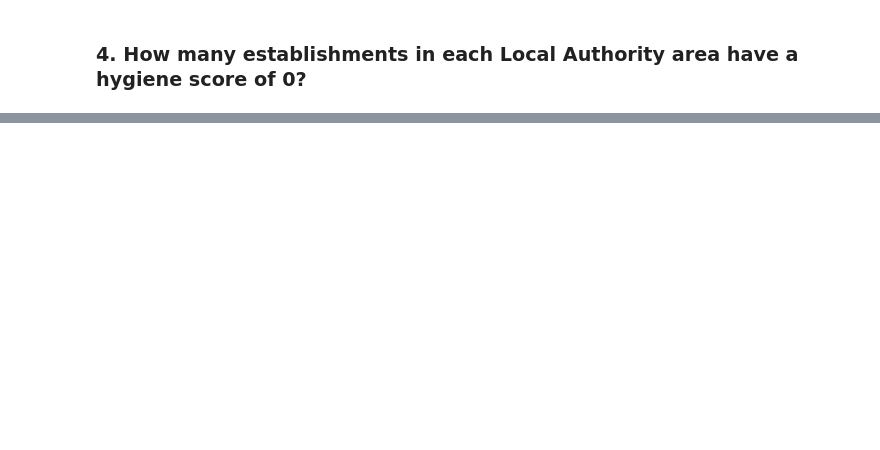
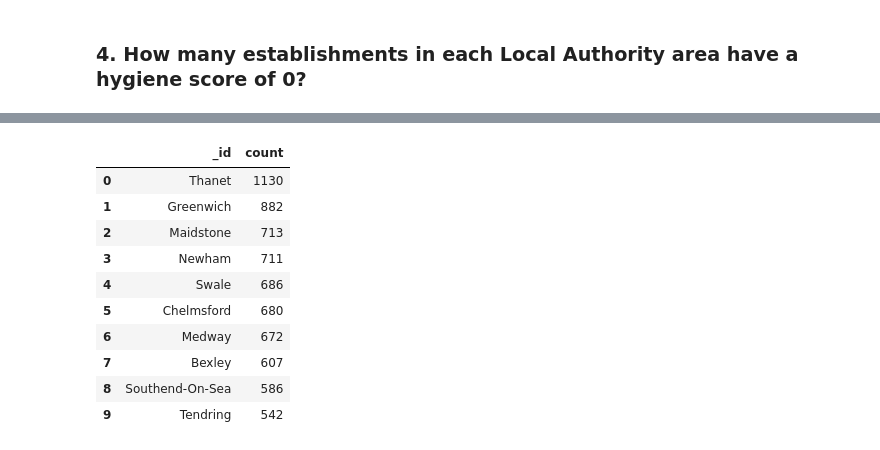
Before and after one commit to sumaiyanathani/nosql-challenge, a Jupyter notebook: NoSQL_analysis_starter.ipynb, the cells around one changed output, grey strips where cells are left out. Cells and saved outputs as stored; diff of their text form; code cells hidden in the pictures; blank space fills up the shorter version.

```diff
--- a/NoSQL_analysis_starter.ipynb
+++ b/NoSQL_analysis_starter.ipynb
@@ -226,14 +198,22 @@ for i in results:
 # %%
-# Create a pipeline that:
+# Creating a pipeline that:
 # 1. Matches establishments with a hygiene score of 0
 # 2. Groups the matches by Local Authority
 # 3. Sorts the matches from highest to lowest
 
-query = {"scores.Hygiene": { "$eq": 0 }}
+match_query = {"$match" : {"scores.Hygiene": { "$eq": 0 }}}
+group_query = {'$group' : {'_id' : '$LocalAuthorityName', 'count' : {'$sum' :1}}}
+sort_query = {'$sort' : {'count': -1}}
 
-# Print the number of documents in the result
+pipeline = [match_query, group_query, sort_query]
+
+# Printing the number of documents in the result
+results = list(establishments.aggregate(pipeline))
+print(len(results))
+
+# Printing the first 10 results
+limit = 10
 establishments.count_documents(query)
 
-# Print the first 10 results
-limit = 10
-sort = [("scores.Hygiene", 1)]
+for result in results:
+    pprint(result)
@@ -240,6 +238,21 @@ sort = [("scores.Hygiene", 1)]
 # %%
-# Convert the result to a Pandas DataFrame
+# Converting the result to a Pandas DataFrame using pd.DataFrame
+pipeline_establishments_df = pd.DataFrame(results)
 
-# Display the number of rows in the DataFrame
+# Displaying the number of rows in the DataFrame using the len function
+len(ratingvalue_establishments_df)
 
-# Display the first 10 rows of the DataFrame
+# Displaying the first 10 rows of the DataFrame
+pipeline_establishments_df.head(10)
+# %% [output]
+|  | _id | count |
+| 0 | Thanet | 1130 |
+| 1 | Greenwich | 882 |
+| 2 | Maidstone | 713 |
+| 3 | Newham | 711 |
+| 4 | Swale | 686 |
+| 5 | Chelmsford | 680 |
+| 6 | Medway | 672 |
+| 7 | Bexley | 607 |
+| 8 | Southend-On-Sea | 586 |
+| 9 | Tendring | 542 |
```
Also changed, not shown: parts of 15 cells of this notebook, 1 other file.
